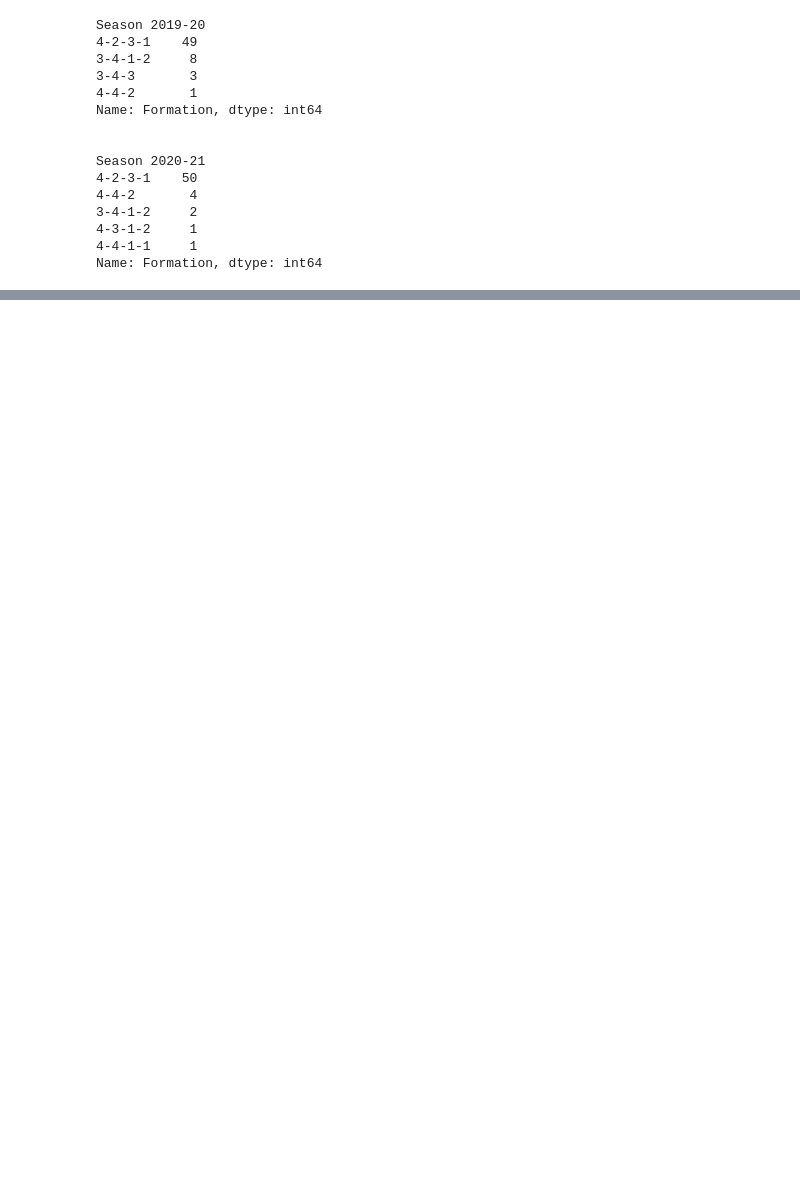
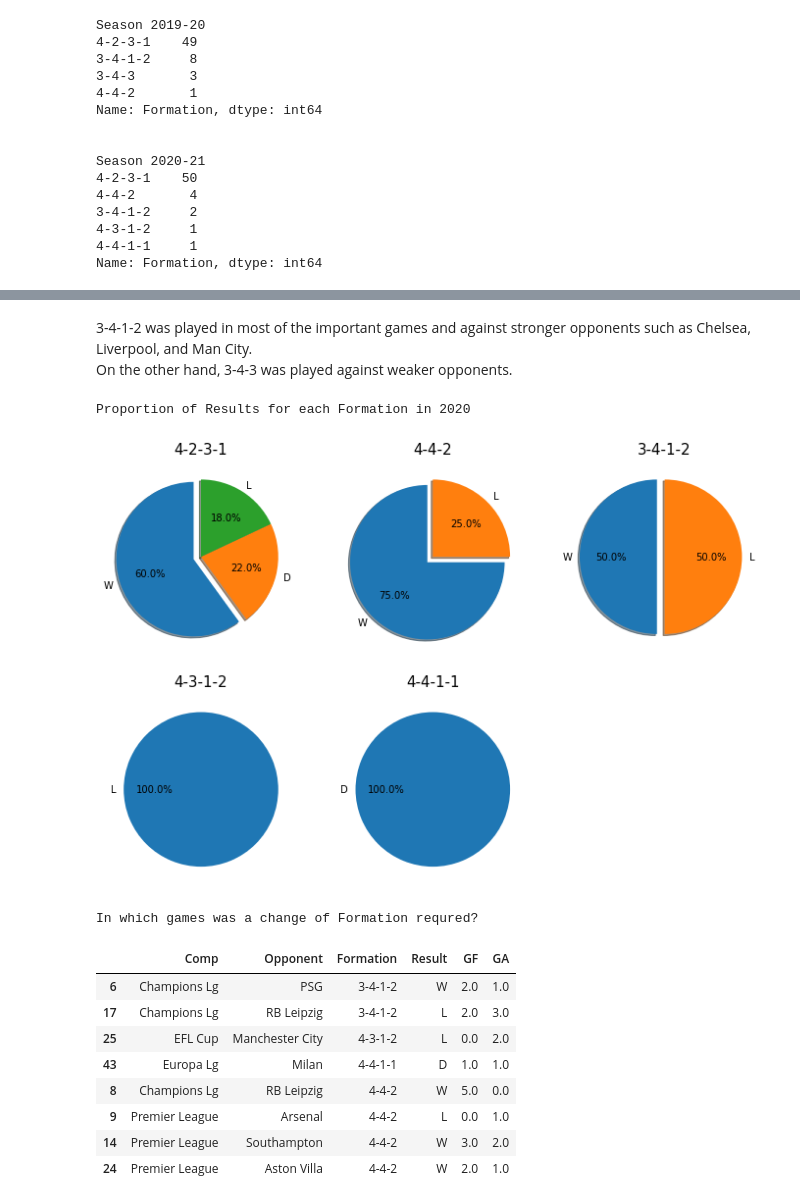
Before and after one commit to HassaanAW/Man-Utd-Analysis, a Jupyter notebook: Phase 1/Summer_Project_Phase_1_.ipynb, the cells around one changed output, grey strips where cells are left out. Drawn from its saved outputs; the diff is of its cells as text; code cells hidden in the pictures; blank space fills up the shorter version.

```diff
--- a/Phase 1/Summer_Project_Phase_1_.ipynb
+++ b/Phase 1/Summer_Project_Phase_1_.ipynb
@@ -102,0 +169,59 @@ Name: Formation, dtype: int64
+# %% [markdown]
+3-4-1-2 was played in most of the important games and against stronger opponents such as Chelsea, Liverpool, and Man City. <br>
+On the other hand, 3-4-3 was played against weaker opponents.
+# %%
+print("Proportion of Results for each Formation in 2020")
+
+plt.figure(figsize=(12,8))
+explode = (0.1, 0, 0)
+
+plt.subplot(2, 3, 1)
+ax = data_2020[data_2020['Formation'] == "4-2-3-1"]['Result'].value_counts()
+ax.plot.pie(subplots=True,autopct="%.1f%%", explode=explode, shadow=True, startangle=90)
+plt.title('4-2-3-1', fontsize=15)
+plt.ylabel('')
+
+
+explode = (0.1, 0)
+plt.subplot(2, 3, 2)
+ax = data_2020[data_2020['Formation'] == "4-4-2"]['Result'].value_counts()
+ax.plot.pie(subplots=True,autopct="%.1f%%", explode=explode, shadow=True, startangle=90)
+plt.title('4-4-2', fontsize=15)
+plt.ylabel('')
+
+plt.subplot(2, 3, 3)
+ax = data_2020[data_2020['Formation'] == "3-4-1-2"]['Result'].value_counts()
+ax.plot.pie(subplots=True,autopct="%.1f%%", explode=explode, shadow=True, startangle=90)
+plt.title('3-4-1-2', fontsize=15)
+plt.ylabel('')
+
+plt.subplot(2, 3, 4)
+ax = data_2020[data_2020['Formation'] == "4-3-1-2"]['Result'].value_counts()
+ax.plot.pie(subplots=True,autopct="%.1f%%")
+plt.title('4-3-1-2', fontsize=15)
+plt.ylabel('')
+
+plt.subplot(2, 3, 5)
+ax = data_2020[data_2020['Formation'] == "4-4-1-1"]['Result'].value_counts()
+ax.plot.pie(subplots=True,autopct="%.1f%%")
+plt.title('4-4-1-1', fontsize=15)
+plt.ylabel('')
+
+plt.show()
+
+print("\n")
+print("In which games was a change of Formation required?")
+data_2020[data_2020["Formation"] != "4-2-3-1"].loc[:, ["Comp", "Opponent", "Formation", "Result", "GF", "GA"]].sort_values("Formation")
+# %% [output]
+Proportion of Results for each Formation in 2020
+[figure, added]
+In which games was a change of Formation requred?
+|  | Comp | Opponent | Formation | Result | GF | GA |
+| 6 | Champions Lg | PSG | 3-4-1-2 | W | 2.0 | 1.0 |
+| 17 | Champions Lg | RB Leipzig | 3-4-1-2 | L | 2.0 | 3.0 |
+| 25 | EFL Cup | Manchester City | 4-3-1-2 | L | 0.0 | 2.0 |
+| 43 | Europa Lg | Milan | 4-4-1-1 | D | 1.0 | 1.0 |
+| 8 | Champions Lg | RB Leipzig | 4-4-2 | W | 5.0 | 0.0 |
+| 9 | Premier League | Arsenal | 4-4-2 | L | 0.0 | 1.0 |
+| 14 | Premier League | Southampton | 4-4-2 | W | 3.0 | 2.0 |
+| 24 | Premier League | Aston Villa | 4-4-2 | W | 2.0 | 1.0 |
```
Also changed, not shown: parts of 9 cells of this notebook, 1 other file.
